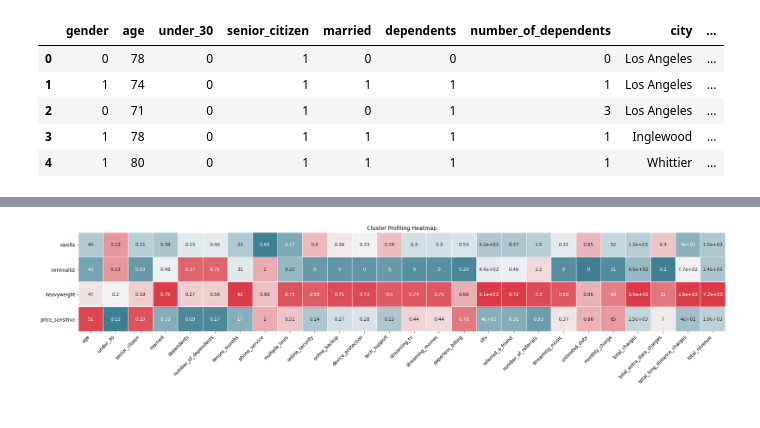
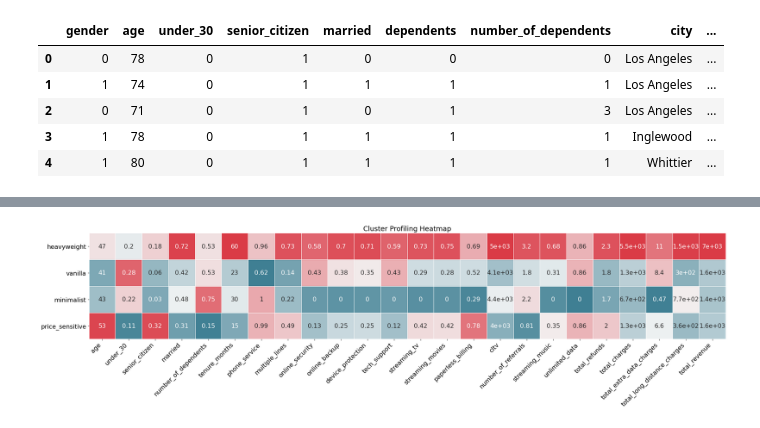
Before and after one commit to JeanLiew/Customer_Attrition_Model, a Jupyter notebook: code/03_Customer_Segmentation.ipynb, the cells around one changed output, grey strips where cells are left out. Drawn from its saved outputs; the diff is of its cells as text; code cells hidden in the pictures.

```diff
--- a/code/03_Customer_Segmentation.ipynb
+++ b/code/03_Customer_Segmentation.ipynb
@@ -11,6 +25,6 @@ from sklearn.preprocessing import StandardScaler
 # %%
 #import with dummies
-telco_final = pd.read_csv('../data/telco_final.csv')
+telco_final = pd.read_csv('../data/telco_cleaned_final.csv')
 
 pd.set_option('display.max_columns',99)
 # %%
@@ -41,12 +45,10 @@ telco_final[['tenure_months','contract','churn_score','cltv','customer_status','
 # %%
-#clustering features
-clus_col = ['age', 'under_30', 'senior_citizen', 'married', 'dependents',
-            'number_of_dependents', 'tenure_months', 'phone_service','multiple_lines',
-            'internet_service', 'online_security','online_backup',
-            'device_protection', 'tech_support', 'streaming_tv',
+#clustering features, and excluded collinear columns
+clus_col = ['age', 'under_30', 'senior_citizen', 'married',
+            'number_of_dependents', 'tenure_months', 'phone_service','multiple_lines','internet_service',
+            'online_security','online_backup', 'device_protection', 'tech_support', 'streaming_tv',
             'streaming_movies', 'contract', 'paperless_billing', 'payment_method','cltv',
-            'referred_a_friend', 'number_of_referrals', 'offer', 'internet_type',
-            'streaming_music', 'unlimited_data', 'monthly_charge',
+            'number_of_referrals', 'offer','streaming_music', 'unlimited_data','total_refunds',
             'total_charges','total_extra_data_charges', 'total_long_distance_charges','total_revenue']
 # %%
 #verification cols that will not be used for clustering
@@ -129,20 +148,22 @@ clusters
 # %%
 summary_clus = telco_final.groupby('cluster')[clus_col].mean()
-summary_clus = summary_clus.rename(index={0:'vanilla',1:'minimalist',2:'heavyweight',3:'price_sensitive'})
+summary_clus = summary_clus.rename(index={0:'heavyweight',1:'vanilla',2:'minimalist',3:'price_sensitive'})
 
 plt.figure(figsize=(30, 15))
 cmap = sns.diverging_palette(220, 10, as_cmap=True)
-#ss colour
+
+#standardized colour scale
 temp_ss = StandardScaler()
 for_heatmap = pd.DataFrame(temp_ss.fit_transform(summary_clus), index=summary_clus.index,
                            columns=summary_clus.columns)
 sns.heatmap(for_heatmap, square=True, cmap=cmap, linewidths=.5, cbar=False, robust=True,
-            annot=round(summary_clus, 2), annot_kws={"fontsize":12})
-plt.xticks(rotation=45, horizontalalignment='right', fontsize=12)
-plt.yticks(rotation=0, fontsize=12)
+            annot=round(summary_clus, 2), annot_kws={"fontsize":16})
+plt.xticks(rotation=45, horizontalalignment='right', fontsize=16)
+plt.yticks(rotation=0, fontsize=16)
 plt.ylabel('')
-plt.title("Cluster Profiling Heatmap", fontsize=14)
+plt.title("Cluster Profiling Heatmap", fontsize=18)
+plt.savefig('../images/cluster_profile.png')
 plt.show()
 # %% [output]
-[figure, old version]
+[figure, new version]
 # %% [markdown]
```
Also changed, not shown: parts of 50 cells of this notebook, 6 other files.
